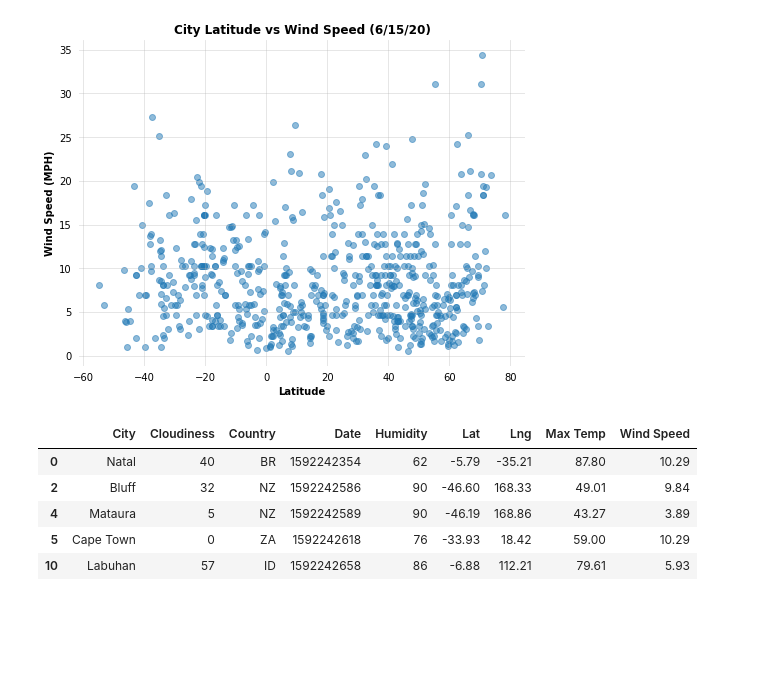
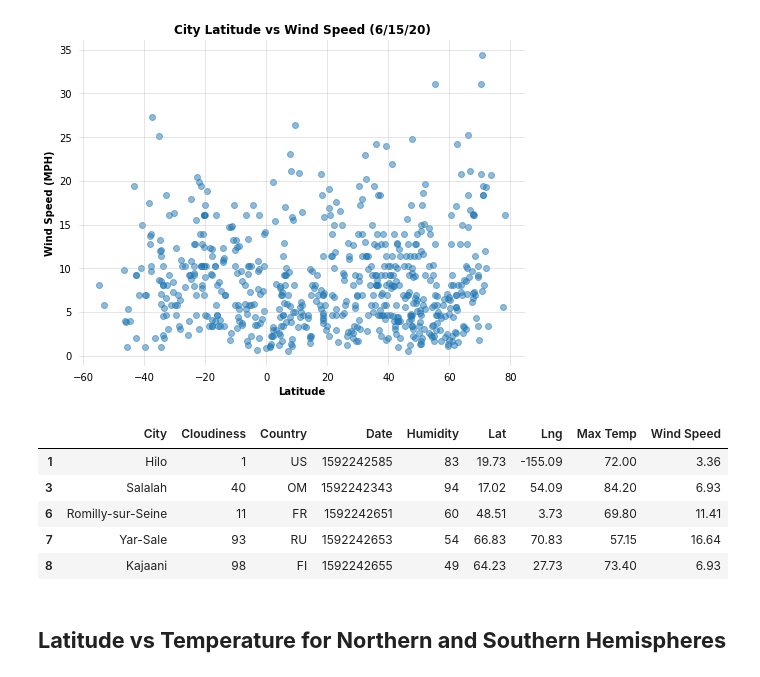
Before and after one commit to ringotm/Python-API-Challenge, a Jupyter notebook: WeatherPy/WeatherPy.ipynb, the cells around one changed output. Saved outputs shown, nothing was run; the diff lists cells and outputs as text; code cells hidden in the pictures; blank space fills up the shorter version.

```diff
--- a/WeatherPy/WeatherPy.ipynb
+++ b/WeatherPy/WeatherPy.ipynb
@@ -227,14 +235,14 @@ ax.tick_params(bottom=False, left=False)
 northern_hemisphere_df = weather_df.loc[weather_df['Lat'] >= 0]
 southern_hemisphere_df = weather_df.loc[weather_df['Lat'] < 0]
 # %%
-southern_hemisphere_df.head()
+northern_hemisphere_df.head()
 # %% [output]
 |  | City | Cloudiness | Country | Date | Humidity | Lat | Lng | Max Temp | Wind Speed |
-| 0 | Natal | 40 | BR | 1592242354 | 62 | -5.79 | -35.21 | 87.80 | 10.29 |
-| 2 | Bluff | 32 | NZ | 1592242586 | 90 | -46.60 | 168.33 | 49.01 | 9.84 |
-| 4 | Mataura | 5 | NZ | 1592242589 | 90 | -46.19 | 168.86 | 43.27 | 3.89 |
-| 5 | Cape Town | 0 | ZA | 1592242618 | 76 | -33.93 | 18.42 | 59.00 | 10.29 |
-| 10 | Labuhan | 57 | ID | 1592242658 | 86 | -6.88 | 112.21 | 79.61 | 5.93 |
+| 1 | Hilo | 1 | US | 1592242585 | 83 | 19.73 | -155.09 | 72.00 | 3.36 |
+| 3 | Salalah | 40 | OM | 1592242343 | 94 | 17.02 | 54.09 | 84.20 | 6.93 |
+| 6 | Romilly-sur-Seine | 11 | FR | 1592242651 | 60 | 48.51 | 3.73 | 69.80 | 11.41 |
+| 7 | Yar-Sale | 93 | RU | 1592242653 | 54 | 66.83 | 70.83 | 57.15 | 16.64 |
+| 8 | Kajaani | 98 | FI | 1592242655 | 49 | 64.23 | 27.73 | 73.40 | 6.93 |
 # %%
 def linreg_lat(df, y):
     regression = linregress(df['Lat'], df[y])
@@ -283,3 +299,5 @@ def linreg_lat(df, y):
+# %% [markdown]
+## **Latitude vs Temperature for Northern and Southern Hemispheres**
 # %%
 linreg_lat(northern_hemisphere_df, 'Max Temp')
 # %% [output]
```
Also changed, not shown: parts of 19 cells of this notebook, 13 other files.
